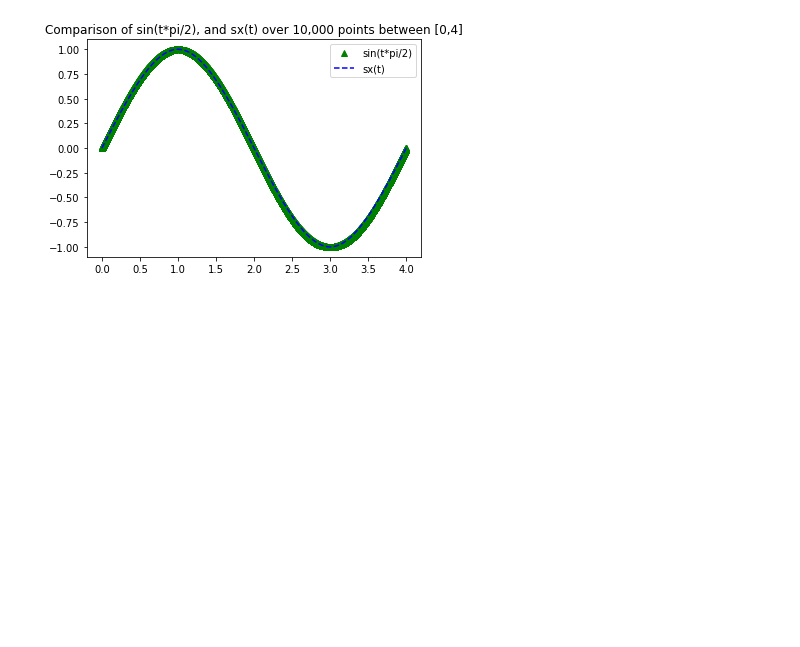
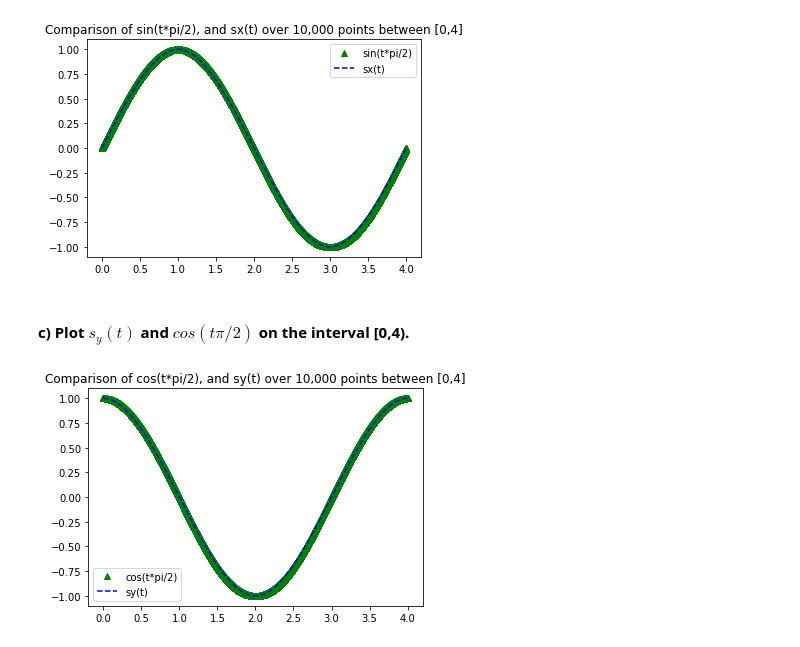
Before and after one commit to jonathanGB/am205, a Jupyter notebook: 1/assignment1.ipynb, the cells around one changed output. Cells and saved outputs as stored; diff of their text form; code cells hidden in the pictures; blank space fills up the shorter version.

```diff
--- a/1/assignment1.ipynb
+++ b/1/assignment1.ipynb
@@ -555,3 +555,18 @@ plt.plot(sDomainPlot, sinPlotValues, 'g^', sDomainPlot, sxPlotValues, 'b--');
 plt.legend(["sin(t*pi/2)", "sx(t)"]);
 # %% [output]
 [figure]
+# %% [markdown]
+#### c) Plot $s_y(t)$ and $cos(t\pi/2)$ on the interval [0,4).
+# %%
+# not repeating by hand again, now I use the scipy tool to build the sy function using cubic splines
+sy = scipy.interpolate.interp1d([0, 1, 2, 3, 4], [1, 0, -1, 0, 1], kind='cubic')
+
+cosPlotValues = [np.cos(t*np.pi/2) for t in sDomainPlot]
+syPlotValues = [sy(t) for t in sDomainPlot]
+
+
+plt.title("Comparison of cos(t*pi/2), and sy(t) over 10,000 points between [0,4]")
+plt.plot(sDomainPlot, cosPlotValues, 'g^', sDomainPlot, syPlotValues, 'b--');
+plt.legend(["cos(t*pi/2)", "sy(t)"]);
+# %% [output]
+[figure, added]
```
Also changed, not shown: parts of 1 cell of this notebook.
